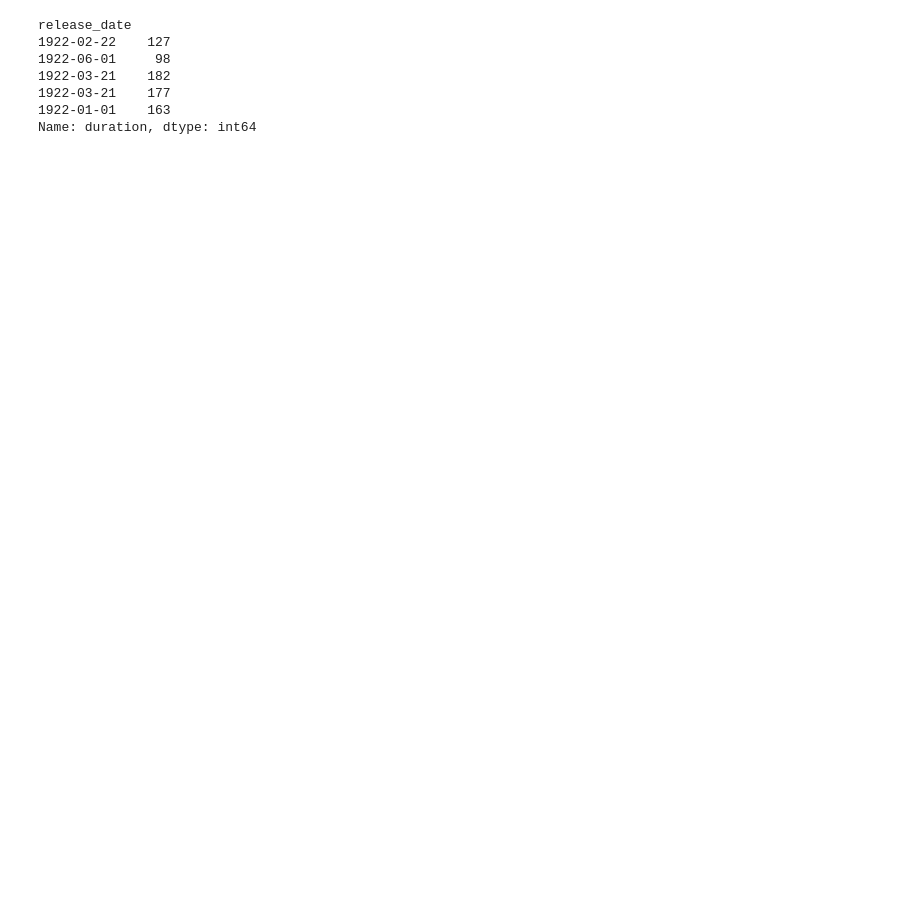
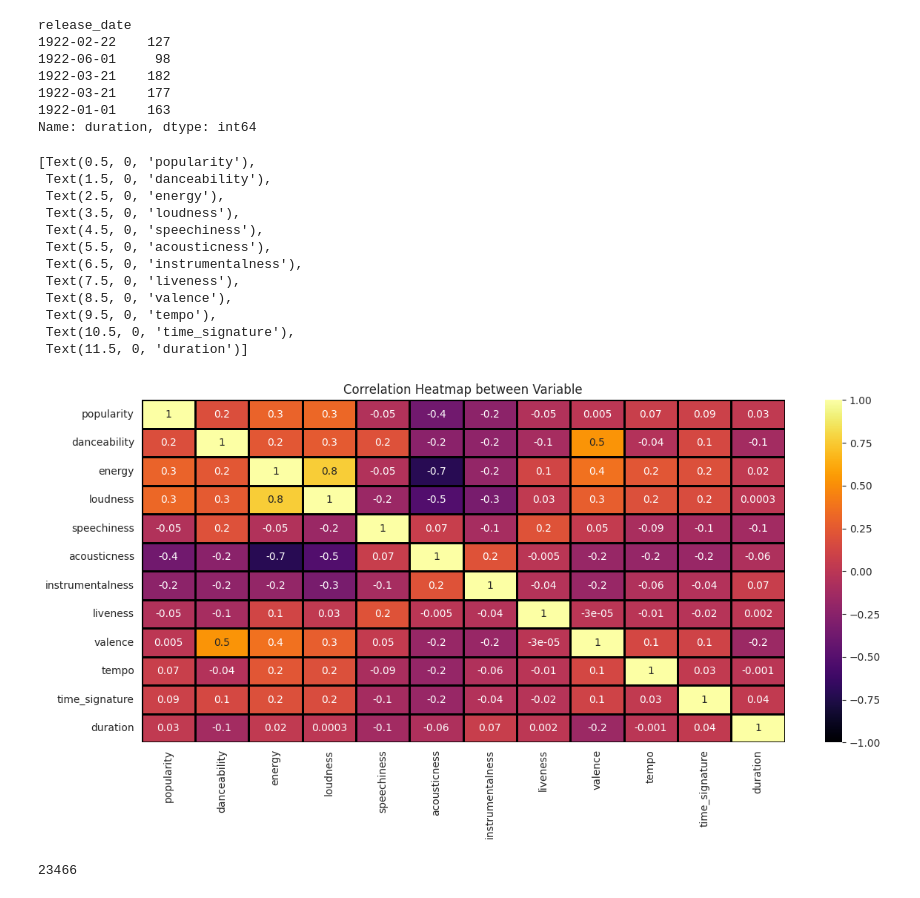
Before and after one commit to sr606/Spotify-Data-Analysis, a Jupyter notebook: Spotify_Data_Analysis.ipynb, the cells around one changed output. Cells and saved outputs as stored; diff of their text form; code cells hidden in the pictures; blank space fills up the shorter version.

```diff
--- a/Spotify_Data_Analysis.ipynb
+++ b/Spotify_Data_Analysis.ipynb
@@ -158,3 +158,23 @@ release_date
 1922-03-21    177
 1922-01-01    163
 Name: duration, dtype: int64
+# %%
+corr_df = df_tracks.drop(["key","mode","explicit"],axis=1).corr(method="pearson")
+plt.figure(figsize = (14,6))
+heatmap = sns.heatmap(corr_df,annot = True,fmt = '.1g', vmin=-1, vmax=1, center=0, cmap='inferno', linewidths=1, linecolor='Black')
+heatmap.set_title('Correlation Heatmap between Variable')
+heatmap.set_xticklabels(heatmap.get_xticklabels(), rotation = 90)
+# %% [output]
+[Text(0.5, 0, 'popularity'),
+ Text(1.5, 0, 'danceability'),
+ Text(2.5, 0, 'energy'),
+ Text(3.5, 0, 'loudness'),
+ Text(4.5, 0, 'speechiness'),
+ Text(5.5, 0, 'acousticness'),
+ Text(6.5, 0, 'instrumentalness'),
+ Text(7.5, 0, 'liveness'),
+ Text(8.5, 0, 'valence'),
+ Text(9.5, 0, 'tempo'),
+ Text(10.5, 0, 'time_signature'),
+ Text(11.5, 0, 'duration')]
+[figure, added]
@@ -160,0 +183,4 @@ Name: duration, dtype: int64
+# %%
+print(len(sample_df))
+# %% [output]
+23466
```
Also changed, not shown: parts of 6 cells of this notebook.
